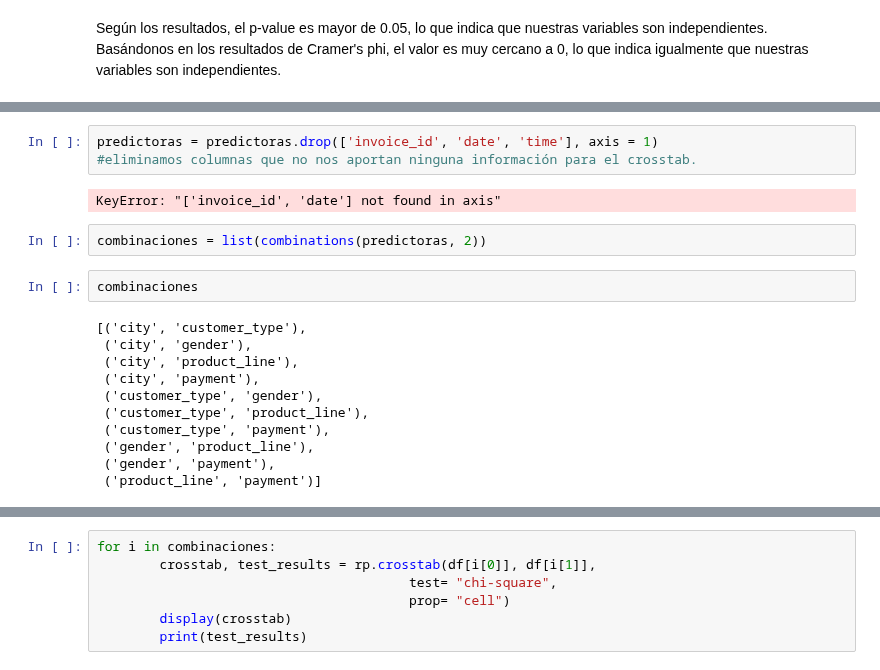
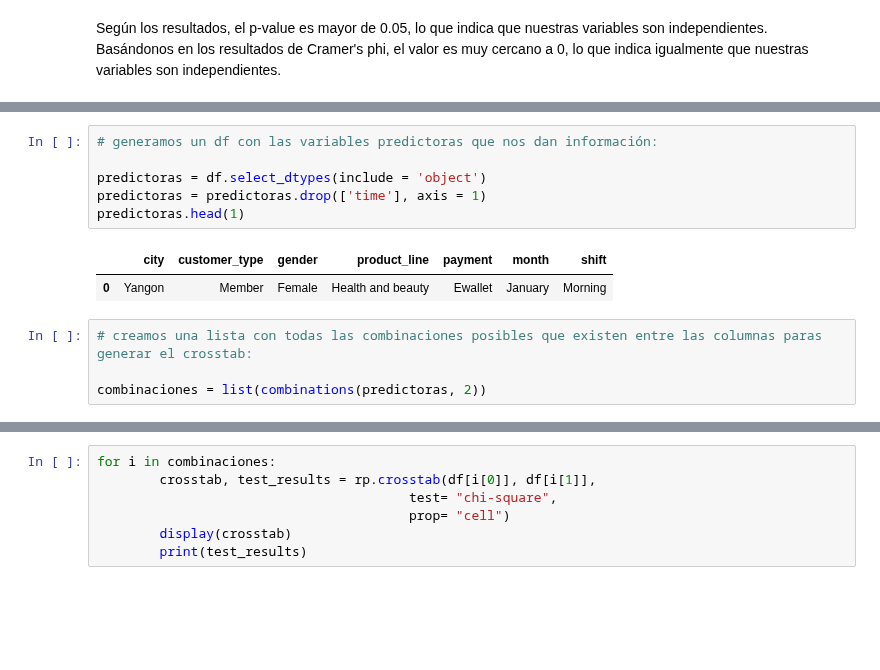
Before and after one commit to NataliaBarquin/Adalab_Pair_programming_5_machine_learning, a Jupyter notebook: regresion_lineal/Pair_ML4_asunciones.ipynb, the cells around one changed output, grey strips where cells are left out. Cells and saved outputs as stored; diff of their text form; blank space fills up the shorter version.

```diff
--- a/regresion_lineal/Pair_ML4_asunciones.ipynb
+++ b/regresion_lineal/Pair_ML4_asunciones.ipynb
@@ -235,22 +229,15 @@ predictoras.head(1)
-# %%
-predictoras = predictoras.drop(['invoice_id', 'date', 'time'], axis = 1)
-#eliminamos columnas que no nos aportan ninguna información para el crosstab.
-# %% [output]
-KeyError: "['invoice_id', 'date'] not found in axis"
-# %%
-combinaciones = list(combinations(predictoras, 2))
-# %%
-combinaciones
-# %% [output]
-[('city', 'customer_type'),
- ('city', 'gender'),
- ('city', 'product_line'),
- ('city', 'payment'),
- ('customer_type', 'gender'),
- ('customer_type', 'product_line'),
- ('customer_type', 'payment'),
- ('gender', 'product_line'),
- ('gender', 'payment'),
- ('product_line', 'payment')]
+# %%
+# generamos un df con las variables predictoras que nos dan información:
+
+predictoras = df.select_dtypes(include = 'object')
+predictoras = predictoras.drop(['time'], axis = 1)
+predictoras.head(1)
+# %% [output]
+|  | city | customer_type | gender | product_line | payment | month | shift |
+| 0 | Yangon | Member | Female | Health and beauty | Ewallet | January | Morning |
+# %%
+# creamos una lista con todas las combinaciones posibles que existen entre las columnas paras generar el crosstab:
+
+combinaciones = list(combinations(predictoras, 2))
 # %%
 for i in combinaciones:
```
Also changed, not shown: parts of 6 cells of this notebook, 14 other files.
